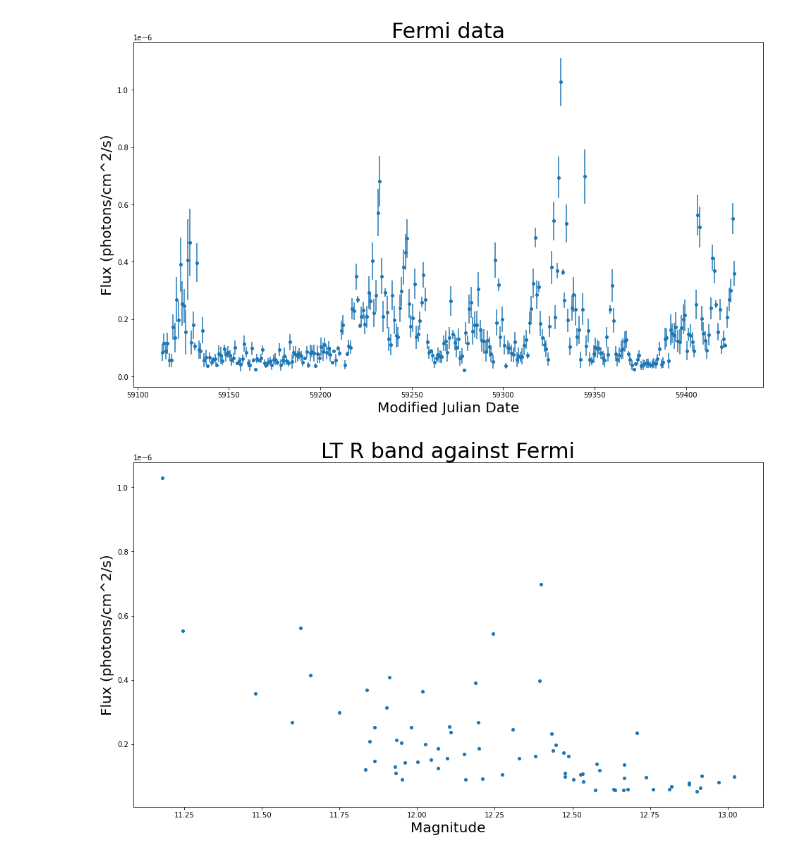
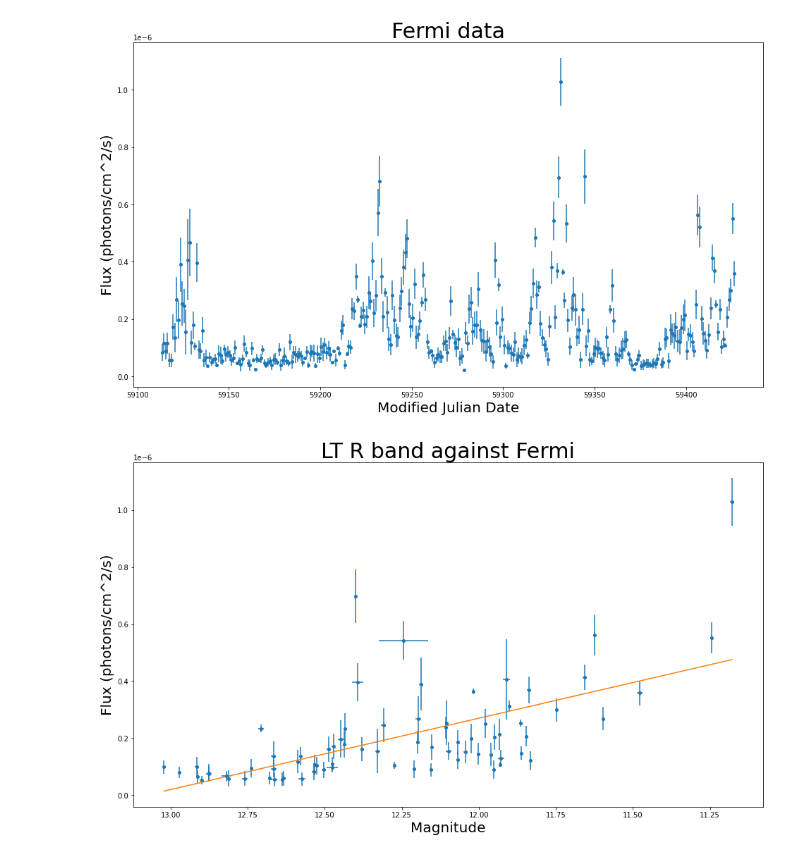
Before and after one commit to alexischatterley/BL_Lac_Graphing_Code, a Jupyter notebook: BL_Lac_Plots.ipynb, the cells around one changed output. Cells and saved outputs as stored; diff of their text form; code cells hidden in the pictures.

```diff
--- a/BL_Lac_Plots.ipynb
+++ b/BL_Lac_Plots.ipynb
@@ -48,14 +49,16 @@ plt.show()
 # %%
 R_data2 = pd.read_csv('Reduced-BLLac-Data-R-2.csv')
 Fermi_data2 = pd.read_csv('Fermidata_2.csv')
 j = plt.figure()
 j.set_figwidth(16)
 j.set_figheight(9)
-plt.errorbar(R_data2.mag, Fermi_data2.Flux, marker='o', ms=4, linestyle = "none")
+plt.errorbar(R_data2.mag, Fermi_data2.Flux, xerr=R_data2.mag_err, yerr=Fermi_data2.Flux_err, marker='o', ms=4, linestyle='none')
+plt.gca().invert_xaxis()
+plt.plot(np.unique(R_data2.mag), np.poly1d(np.polyfit(R_data2.mag, Fermi_data2.Flux, 1))(np.unique(R_data2.mag)))
 plt.title("LT R band against Fermi", fontsize=30)
 plt.xlabel("Magnitude", fontsize=20)
 plt.ylabel("Flux (photons/cm^2/s)", fontsize=20)
 j.savefig("R_band_Fermi.jpeg")
 plt.show()
 # %% [output]
-[figure, old version]
+[figure, new version]
```
Also changed, not shown: parts of 5 cells of this notebook, 2 other files.
